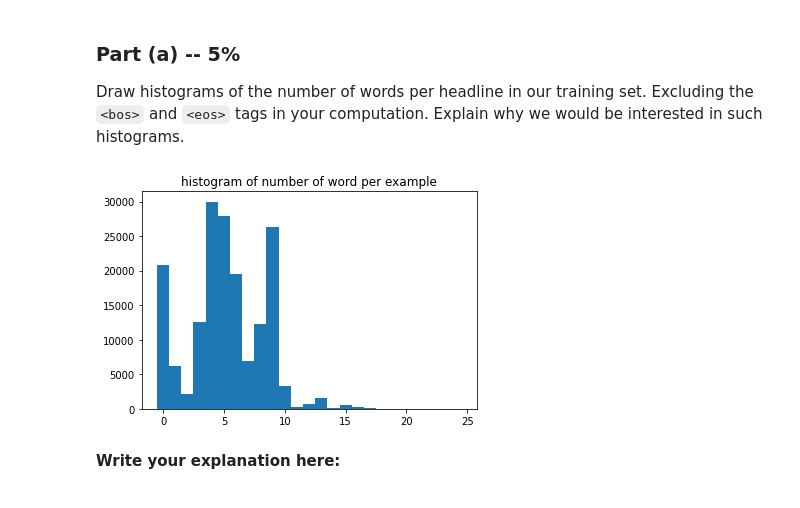
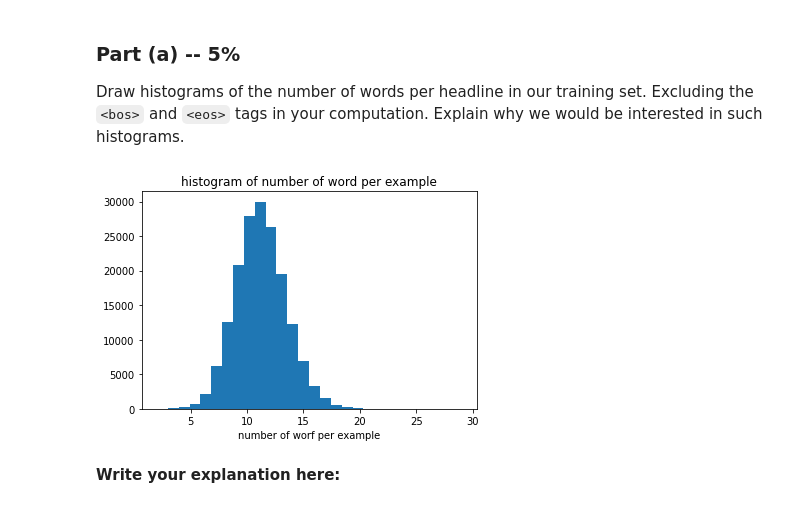
Before and after one commit to shaniklein/Introduction-to-Deep-Learning, a Jupyter notebook: Assignment4.ipynb, the cells around one changed output. Cells and saved outputs as stored; diff of their text form; code cells hidden in the pictures.

```diff
--- a/Assignment4.ipynb
+++ b/Assignment4.ipynb
@@ -91,18 +91,13 @@ Explain why we would be interested in such histograms.
 # %%
 from collections import Counter
 
 words_per_example=[(len(example.title)-2) for  example in train_data]
-c=Counter(words_per_example)
-labels, values = zip(*c.items())
-
-indexes = np.arange(len(labels))
-width = 1
-
-plt.bar(indexes, values, width)
+plt.hist(words_per_example, bins=max(words_per_example)-1)
 plt.title("histogram of number of word per example")
+plt.xlabel('number of worf per example')
 plt.show()
 # %% [output]
-[figure, old version]
+[figure, new version]
 # %% [markdown]
 **Write your explanation here:**
 # %% [markdown]
```
Also changed, not shown: parts of 5 cells of this notebook.
